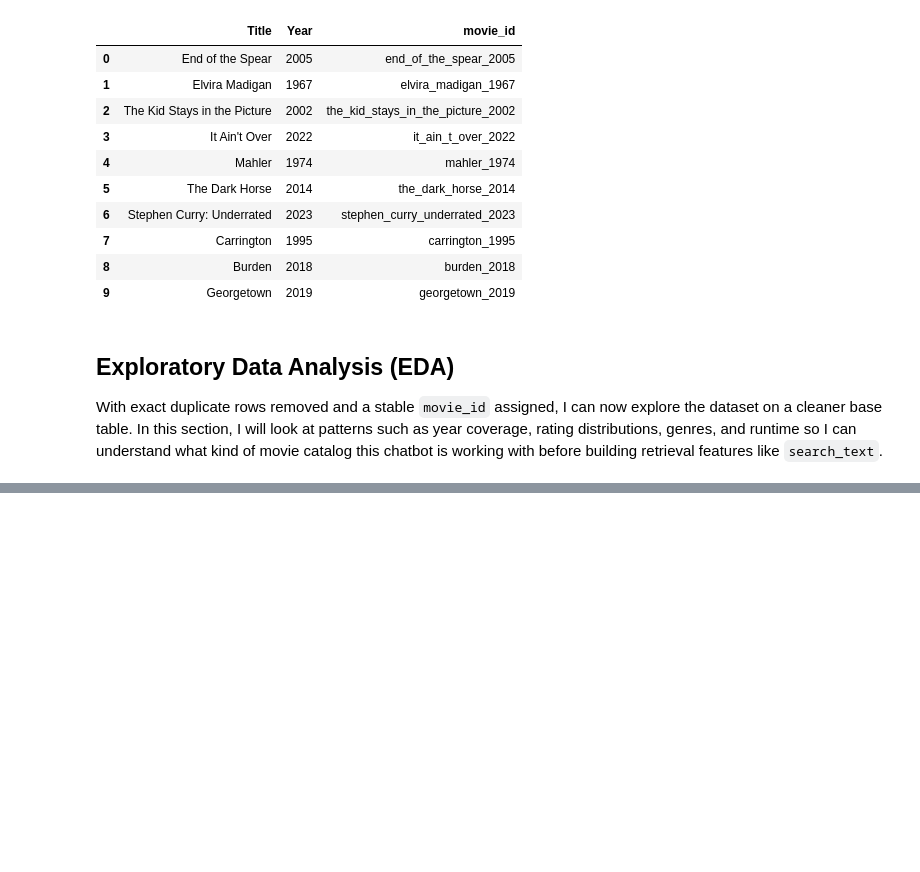
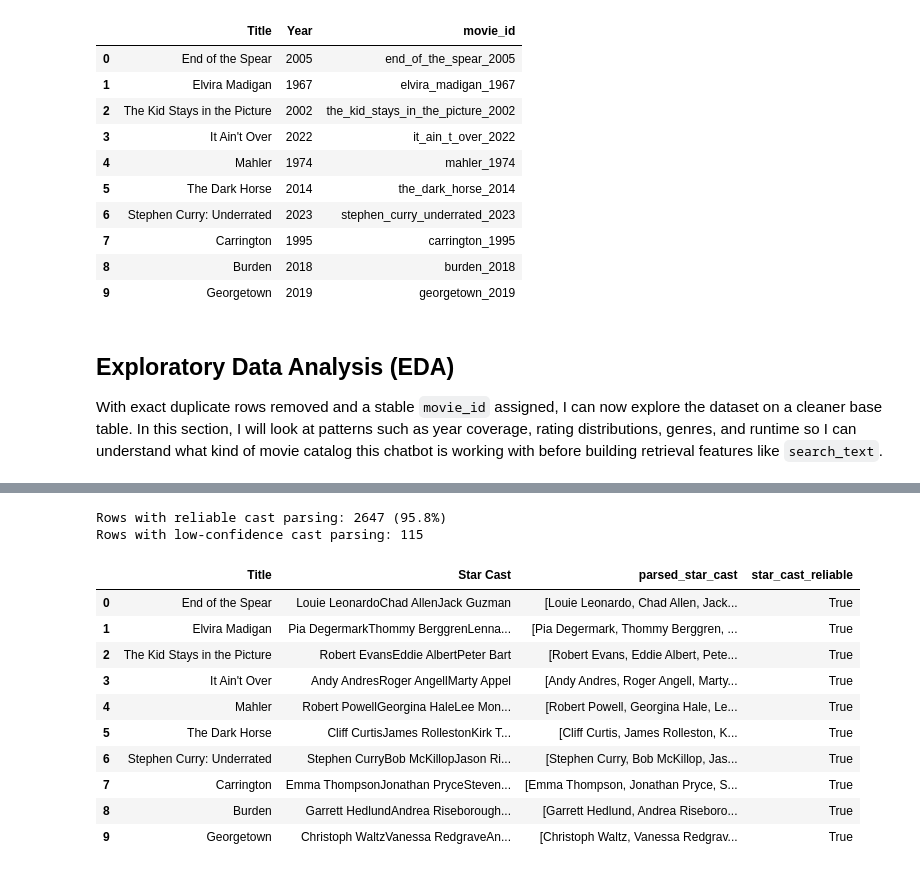
Before and after one commit to sweiwong/imdb-cineBot, a Jupyter notebook: wei-wong.ipynb, the cells around one changed output, grey strips where cells are left out. Saved outputs shown, nothing was run; the diff lists cells and outputs as text; code cells hidden in the pictures; blank space fills up the shorter version.

```diff
--- a/wei-wong.ipynb
+++ b/wei-wong.ipynb
@@ -322,0 +331,78 @@ With exact duplicate rows removed and a stable `movie_id` assigned, I can now ex
+# %%
+# Surname particles that should NOT be split from the following name part.
+# e.g., "DiCaprio" splits into ["Di", "Caprio"] — we merge them back.
+CAST_JOIN_PARTICLES = {"da", "de", "di", "du", "la", "le", "lo", "mac", "mc", "o", "st"}
+
+
+def _should_merge_cast_parts(previous_part: str) -> bool:
+    """Return True if the previous part ends with a surname particle like 'Di' or 'Mc'."""
+    tokens = previous_part.replace(".", "").split()
+    if not tokens:
+        return False
+    return tokens[-1].lower() in CAST_JOIN_PARTICLES
+
+
+def parse_star_cast(raw_cast: str) -> list[str]:
+    """
+    Best-effort parser for concatenated cast strings with no delimiters.
+
+    Strategy:
+    1. Split on lowercase→uppercase boundaries (e.g., "KateWinslet" → ["Kate", "Winslet"])
+    2. Merge back particles that got over-split (e.g., ["Di", "Caprio"] → ["DiCaprio"])
+    """
+    text = re.sub(r"\s+", " ", str(raw_cast)).strip()
+    if not text or text.lower() == "nan":
+        return []
+
+    # Split where a lowercase letter meets an uppercase letter
+    parts = re.sub(r"(?<=[a-z\.])(?=[A-Z])", "|", text).split("|")
+    parts = [p.strip(" ,;|") for p in parts if p.strip(" ,;|")]
+
+    # Merge surname particles back
+    merged = []
+    for part in parts:
+        if merged and _should_merge_cast_parts(merged[-1]):
+            merged[-1] = merged[-1] + part
+        else:
+            merged.append(part)
+
+    return merged
+
+
+def has_suspicious_cast_parse(names: list[str]) -> bool:
+    """Flag parses that look broken — empty results or very short fragments."""
+    if len(names) == 0:
+        return True
+    return any(len(name.strip()) <= 2 for name in names)
+
+
+# Apply cast parsing to clean_df
+clean_df["parsed_star_cast"] = clean_df["Star Cast"].apply(parse_star_cast)
+clean_df["star_cast_reliable"] = clean_df["parsed_star_cast"].apply(
+    lambda names: len(names) >= 2 and not has_suspicious_cast_parse(names)
+)
+
+# Summary
+reliable_count = clean_df["star_cast_reliable"].sum()
+unreliable_count = (~clean_df["star_cast_reliable"]).sum()
+print(f"Rows with reliable cast parsing: {reliable_count} ({reliable_count/len(clean_df)*100:.1f}%)")
+print(f"Rows with low-confidence cast parsing: {unreliable_count}")
+print()
+
+# Show examples to verify the parser is working
+examples = clean_df[["Title", "Star Cast", "parsed_star_cast", "star_cast_reliable"]].head(10)
+display(examples)
+# %% [output]
+Rows with reliable cast parsing: 2647 (95.8%)
+Rows with low-confidence cast parsing: 115
+|  | Title | Star Cast | parsed_star_cast | star_cast_reliable |
+| 0 | End of the Spear | Louie LeonardoChad AllenJack Guzman | [Louie Leonardo, Chad Allen, Jack... | True |
+| 1 | Elvira Madigan | Pia DegermarkThommy BerggrenLenna... | [Pia Degermark, Thommy Berggren, ... | True |
+| 2 | The Kid Stays in the Picture | Robert EvansEddie AlbertPeter Bart | [Robert Evans, Eddie Albert, Pete... | True |
+| 3 | It Ain't Over | Andy AndresRoger AngellMarty Appel | [Andy Andres, Roger Angell, Marty... | True |
+| 4 | Mahler | Robert PowellGeorgina HaleLee Mon... | [Robert Powell, Georgina Hale, Le... | True |
+| 5 | The Dark Horse | Cliff CurtisJames RollestonKirk T... | [Cliff Curtis, James Rolleston, K... | True |
+| 6 | Stephen Curry: Underrated | Stephen CurryBob McKillopJason Ri... | [Stephen Curry, Bob McKillop, Jas... | True |
+| 7 | Carrington | Emma ThompsonJonathan PryceSteven... | [Emma Thompson, Jonathan Pryce, S... | True |
+| 8 | Burden | Garrett HedlundAndrea Riseborough... | [Garrett Hedlund, Andrea Riseboro... | True |
+| 9 | Georgetown | Christoph WaltzVanessa RedgraveAn... | [Christoph Waltz, Vanessa Redgrav... | True |
```
Also changed, not shown: parts of 23 cells of this notebook, 2 other files.
